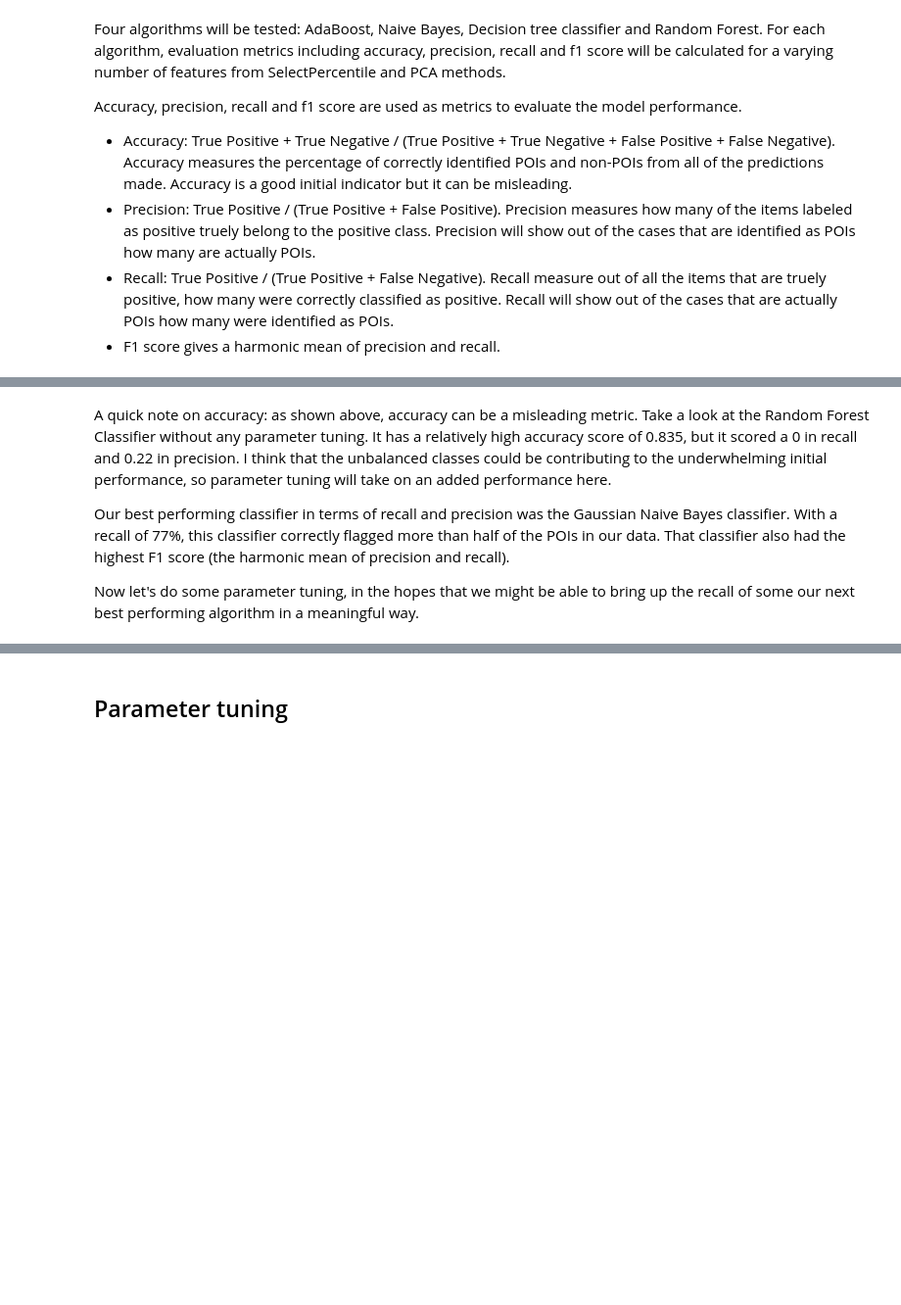
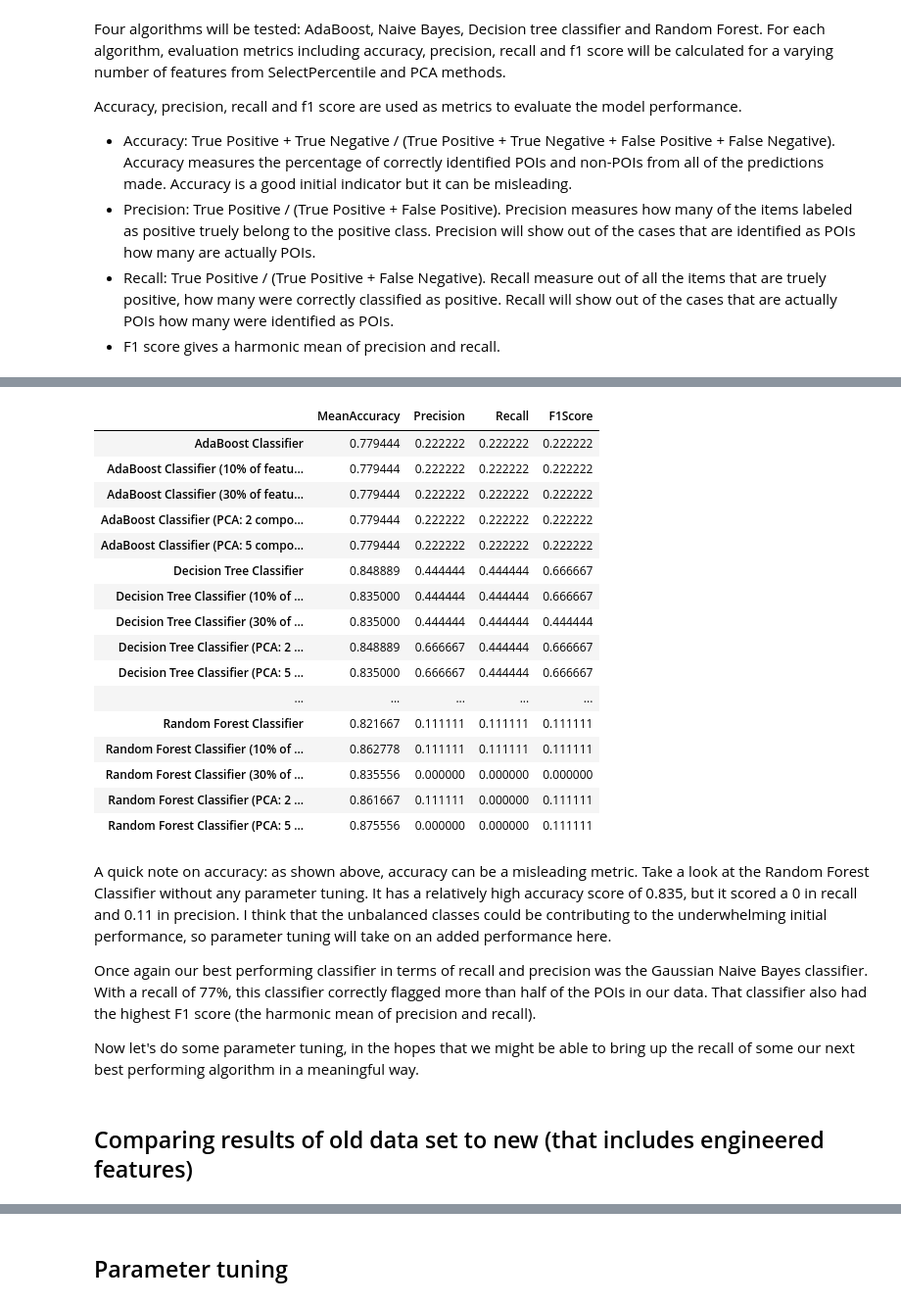
Before and after one commit to sian-nadin/enron_fraud, a Jupyter notebook: Enron Fraud.ipynb, the cells around one changed output, grey strips where cells are left out. Shown: that part at 98% size. Saved outputs shown, nothing was run; the diff lists cells and outputs as text; code cells hidden in the pictures; blank space fills up the shorter version.

```diff
--- a/Enron Fraud.ipynb
+++ b/Enron Fraud.ipynb
@@ -272,0 +282,4 @@ results
+# %%
+data = df.drop(['poi', 'email_address'], axis=1)
+X = data.values
+y = df.poi
@@ -273,6 +312,28 @@ results
+# %%
+rate_models(X,y)
+# %% [output]
+|  | MeanAccuracy | Precision | Recall | F1Score |
+| AdaBoost Classifier | 0.779444 | 0.222222 | 0.222222 | 0.222222 |
+| AdaBoost Classifier (10% of featu... | 0.779444 | 0.222222 | 0.222222 | 0.222222 |
+| AdaBoost Classifier (30% of featu... | 0.779444 | 0.222222 | 0.222222 | 0.222222 |
+| AdaBoost Classifier (PCA: 2 compo... | 0.779444 | 0.222222 | 0.222222 | 0.222222 |
+| AdaBoost Classifier (PCA: 5 compo... | 0.779444 | 0.222222 | 0.222222 | 0.222222 |
+| Decision Tree Classifier | 0.848889 | 0.444444 | 0.444444 | 0.666667 |
+| Decision Tree Classifier (10% of ... | 0.835000 | 0.444444 | 0.444444 | 0.666667 |
+| Decision Tree Classifier (30% of ... | 0.835000 | 0.444444 | 0.444444 | 0.444444 |
+| Decision Tree Classifier (PCA: 2 ... | 0.848889 | 0.666667 | 0.444444 | 0.666667 |
+| Decision Tree Classifier (PCA: 5 ... | 0.835000 | 0.666667 | 0.444444 | 0.666667 |
+| ... | ... | ... | ... | ... |
+| Random Forest Classifier | 0.821667 | 0.111111 | 0.111111 | 0.111111 |
+| Random Forest Classifier (10% of ... | 0.862778 | 0.111111 | 0.111111 | 0.111111 |
+| Random Forest Classifier (30% of ... | 0.835556 | 0.000000 | 0.000000 | 0.000000 |
+| Random Forest Classifier (PCA: 2 ... | 0.861667 | 0.111111 | 0.000000 | 0.111111 |
+| Random Forest Classifier (PCA: 5 ... | 0.875556 | 0.000000 | 0.000000 | 0.111111 |
 # %% [markdown]
-A quick note on accuracy: as shown above, accuracy can be a misleading metric. Take a look at the Random Forest Classifier without any parameter tuning. It has a relatively high accuracy score of 0.835, but it scored a 0 in recall and 0.22 in precision. I think that the unbalanced classes could be contributing to the underwhelming initial performance, so parameter tuning will take on an added performance here.
+A quick note on accuracy: as shown above, accuracy can be a misleading metric. Take a look at the Random Forest Classifier without any parameter tuning. It has a relatively high accuracy score of 0.835, but it scored a 0 in recall and 0.11 in precision. I think that the unbalanced classes could be contributing to the underwhelming initial performance, so parameter tuning will take on an added performance here.
 
-Our best performing classifier in terms of recall and precision was the Gaussian Naive Bayes classifier. With a recall of 77%, this classifier correctly flagged more than half of the POIs in our data. That classifier also had the highest F1 score (the harmonic mean of precision and recall).
+Once again our best performing classifier in terms of recall and precision was the Gaussian Naive Bayes classifier. With a recall of 77%, this classifier correctly flagged more than half of the POIs in our data. That classifier also had the highest F1 score (the harmonic mean of precision and recall).
 
 Now let's do some parameter tuning, in the hopes that we might be able to bring up the recall of some our next best performing algorithm in a meaningful way.
+# %% [markdown]
+## Comparing results of old data set to new (that includes engineered features)
```
Also changed, not shown: parts of 12 cells of this notebook, 21 other files.
